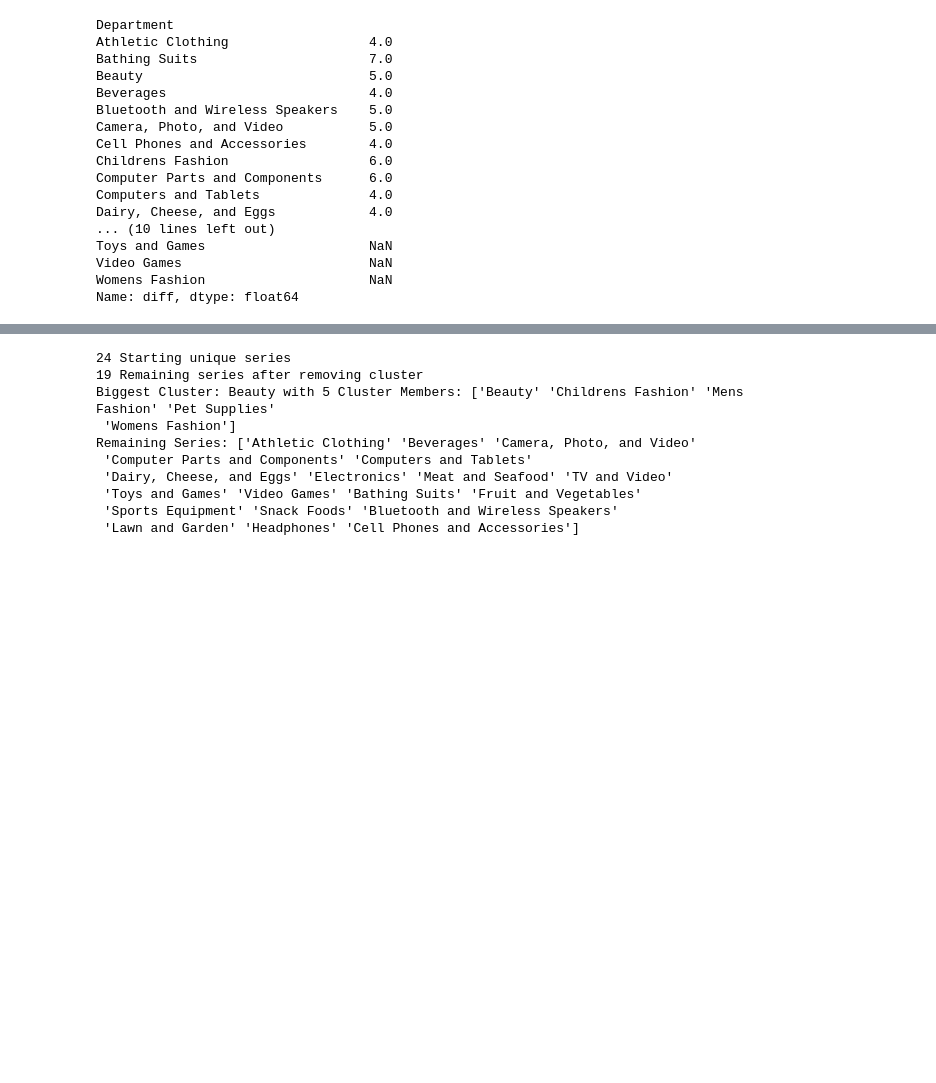
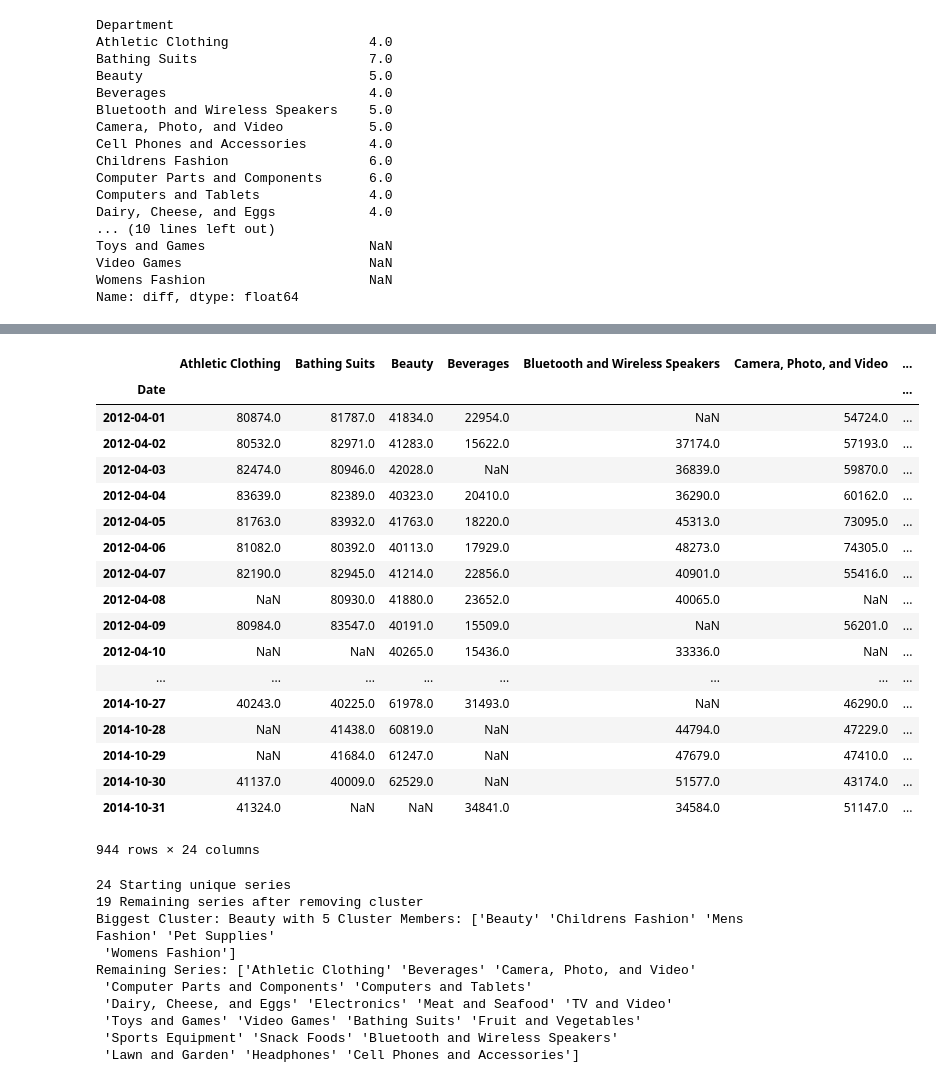
Before and after one commit to mcohenmcohen/DataRobot, a Jupyter notebook: Bill Garvert/Certification_Good_TrialAndError.ipynb, the cells around one changed output, grey strips where cells are left out. Cells and saved outputs as stored; diff of their text form; code cells hidden in the pictures; blank space fills up the shorter version.

```diff
--- a/Bill Garvert/Certification_Good_TrialAndError.ipynb
+++ b/Bill Garvert/Certification_Good_TrialAndError.ipynb
@@ -339,0 +300,2 @@ training
+# %%
+data = d
@@ -340,3 +344,27 @@ training
+# %%
+s = pd.concat([data[[date_col]], data.pivot(columns=series_id, values=target)], axis=1)
+s = s.groupby(date_col).first()
+s
+# %% [output]
+|  | Athletic Clothing | Bathing Suits | Beauty | Beverages | Bluetooth and Wireless Speakers | Camera, Photo, and Video | ... |
+| Date |  |  |  |  |  |  | ... |
+| 2012-04-01 | 80874.0 | 81787.0 | 41834.0 | 22954.0 | NaN | 54724.0 | ... |
+| 2012-04-02 | 80532.0 | 82971.0 | 41283.0 | 15622.0 | 37174.0 | 57193.0 | ... |
+| 2012-04-03 | 82474.0 | 80946.0 | 42028.0 | NaN | 36839.0 | 59870.0 | ... |
+| 2012-04-04 | 83639.0 | 82389.0 | 40323.0 | 20410.0 | 36290.0 | 60162.0 | ... |
+| 2012-04-05 | 81763.0 | 83932.0 | 41763.0 | 18220.0 | 45313.0 | 73095.0 | ... |
+| 2012-04-06 | 81082.0 | 80392.0 | 40113.0 | 17929.0 | 48273.0 | 74305.0 | ... |
+| 2012-04-07 | 82190.0 | 82945.0 | 41214.0 | 22856.0 | 40901.0 | 55416.0 | ... |
+| 2012-04-08 | NaN | 80930.0 | 41880.0 | 23652.0 | 40065.0 | NaN | ... |
+| 2012-04-09 | 80984.0 | 83547.0 | 40191.0 | 15509.0 | NaN | 56201.0 | ... |
+| 2012-04-10 | NaN | NaN | 40265.0 | 15436.0 | 33336.0 | NaN | ... |
+| ... | ... | ... | ... | ... | ... | ... | ... |
+| 2014-10-27 | 40243.0 | 40225.0 | 61978.0 | 31493.0 | NaN | 46290.0 | ... |
+| 2014-10-28 | NaN | 41438.0 | 60819.0 | NaN | 44794.0 | 47229.0 | ... |
+| 2014-10-29 | NaN | 41684.0 | 61247.0 | NaN | 47679.0 | 47410.0 | ... |
+| 2014-10-30 | 41137.0 | 40009.0 | 62529.0 | NaN | 51577.0 | 43174.0 | ... |
+| 2014-10-31 | 41324.0 | NaN | NaN | 34841.0 | 34584.0 | 51147.0 | ... |
+944 rows × 24 columns
 # %%
 #define function to build clusters
 def build_clusters(data, corr_cut = .7):
```
Also changed, not shown: parts of 11 cells of this notebook, 2 other files.
